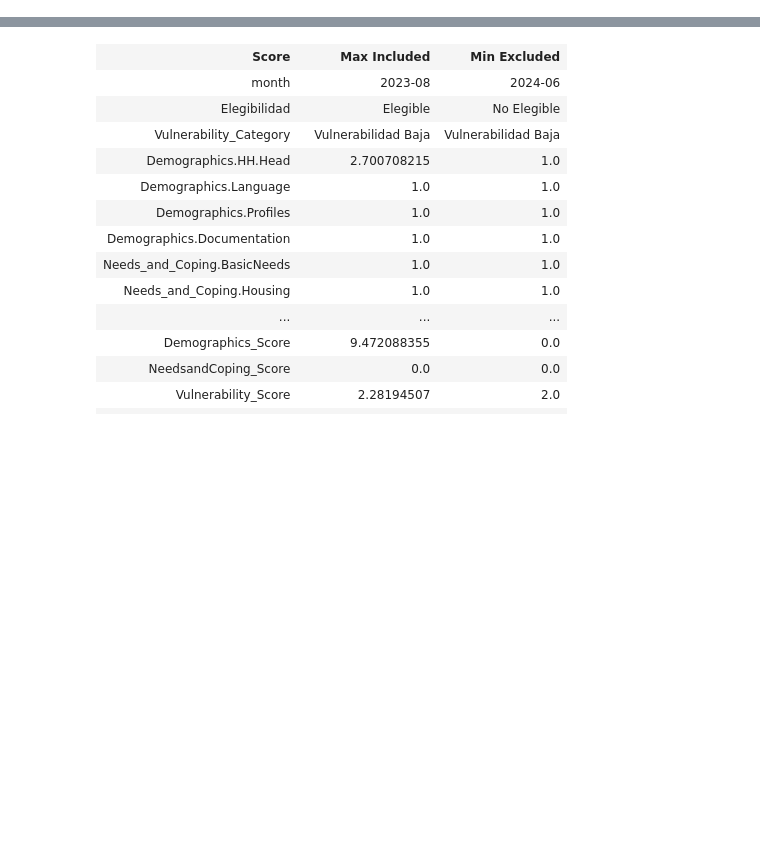
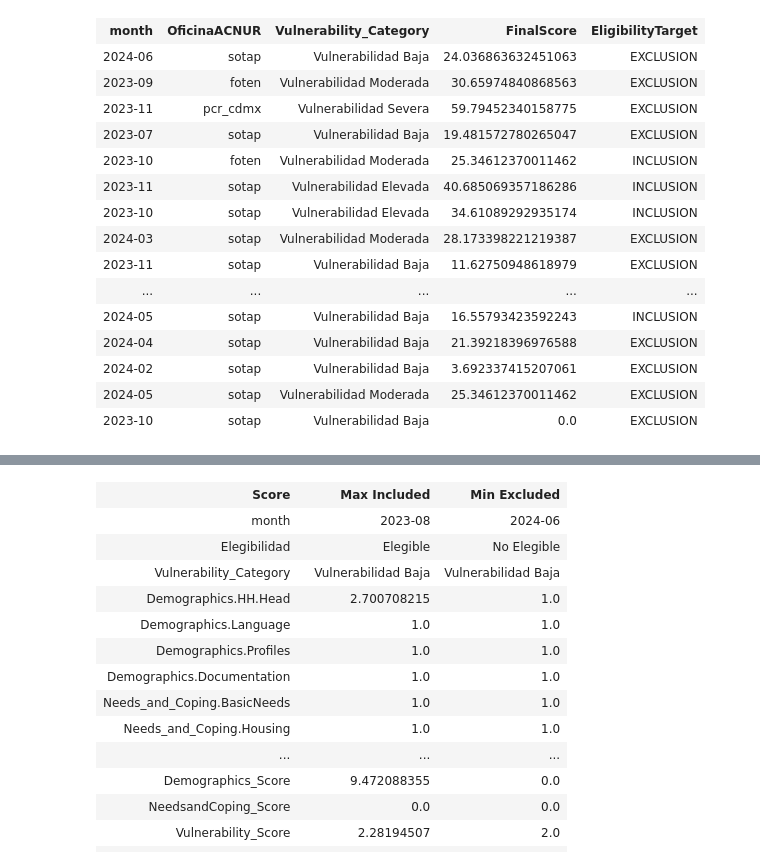
Before and after one commit to Alice1704/refugees_inclusion_hackathon, a Jupyter notebook: data_analysis.ipynb, the cells around one changed output, grey strips where cells are left out. Saved outputs shown, nothing was run; the diff lists cells and outputs as text; code cells hidden in the pictures; blank space fills up the shorter version.

```diff
--- a/data_analysis.ipynb
+++ b/data_analysis.ipynb
@@ -27,0 +77,41 @@ Code blocks used to visualize CSV parsed data in a comfy way
+# %%
+columns = [ # empty list shows every column
+    "month",
+    "OficinaACNUR",
+    "Vulnerability_Category",
+    "FinalScore",
+    "EligibilityTarget",
+]
+
+shown = columns or list(rows[0].keys())
+
+display(HTML(
+    "<table border='1'>" +
+    "<tr>" +
+    "".join(f"<th>{col}</th>" for col in shown) +
+    "</tr>" +
+    "".join(
+        "<tr>" +
+        "".join(f"<td>{row.get(col, '')}</td>" for col in shown) +
+        "</tr>"
+        for row in rows
+    ) +
+    "</table>"
+))
+# %% [output]
+| month | OficinaACNUR | Vulnerability_Category | FinalScore | EligibilityTarget |
+| 2024-06 | sotap | Vulnerabilidad Baja | 24.036863632451063 | EXCLUSION |
+| 2023-09 | foten | Vulnerabilidad Moderada | 30.65974840868563 | EXCLUSION |
+| 2023-11 | pcr_cdmx | Vulnerabilidad Severa | 59.79452340158775 | EXCLUSION |
+| 2023-07 | sotap | Vulnerabilidad Baja | 19.481572780265047 | EXCLUSION |
+| 2023-10 | foten | Vulnerabilidad Moderada | 25.34612370011462 | INCLUSION |
+| 2023-11 | sotap | Vulnerabilidad Elevada | 40.685069357186286 | INCLUSION |
+| 2023-10 | sotap | Vulnerabilidad Elevada | 34.61089292935174 | INCLUSION |
+| 2024-03 | sotap | Vulnerabilidad Moderada | 28.173398221219387 | EXCLUSION |
+| 2023-11 | sotap | Vulnerabilidad Baja | 11.62750948618979 | EXCLUSION |
+| ... | ... | ... | ... | ... |
+| 2024-05 | sotap | Vulnerabilidad Baja | 16.55793423592243 | INCLUSION |
+| 2024-04 | sotap | Vulnerabilidad Baja | 21.39218396976588 | EXCLUSION |
+| 2024-02 | sotap | Vulnerabilidad Baja | 3.692337415207061 | EXCLUSION |
+| 2024-05 | sotap | Vulnerabilidad Moderada | 25.34612370011462 | EXCLUSION |
+| 2023-10 | sotap | Vulnerabilidad Baja | 0.0 | EXCLUSION |
```
Also changed, not shown: parts of 8 cells of this notebook, 13 other files.
